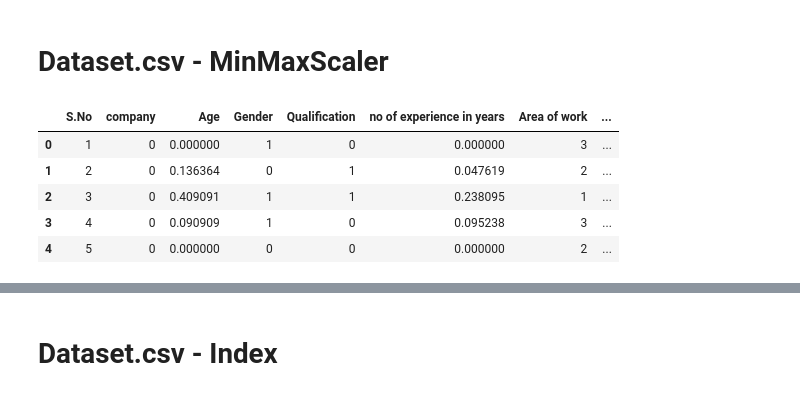
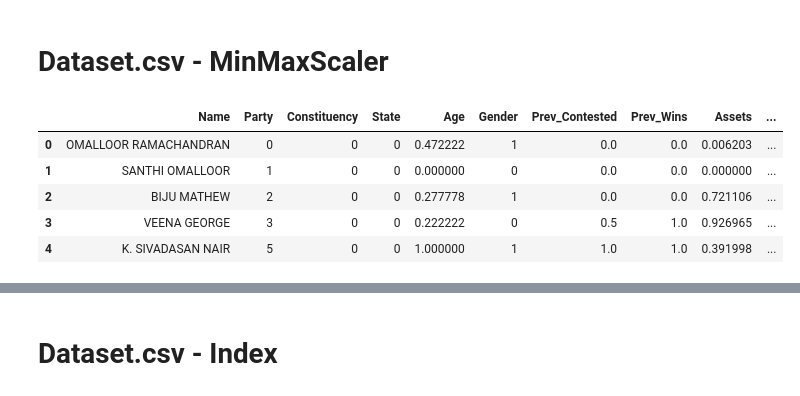
Before and after one commit to abphilip-vit/College8, a Jupyter notebook: T5/T5.ipynb, the cells around one changed output, grey strips where cells are left out. Drawn from its saved outputs; the diff is of its cells as text; code cells hidden in the pictures.

```diff
--- a/T5/T5.ipynb
+++ b/T5/T5.ipynb
@@ -98,14 +98,14 @@ allen['State'] = f4['State']
 # Dataset.csv - MinMaxScaler
 # %%
 ms = MinMaxScaler()
-columns = ['Age ','no of experience in years']
-allen1[columns] = ms.fit_transform(allen1[columns])
+columns = ['Age','Prev_Party','Prev_Contested','Prev_Wins','Assets']
+allen[columns] = ms.fit_transform(allen[columns])
 # %%
-allen1.head()
+allen.head()
 # %% [output]
-|  | S.No | company | Age | Gender | Qualification | no of experience in years | Area of work | ... |
-| 0 | 1 | 0 | 0.000000 | 1 | 0 | 0.000000 | 3 | ... |
-| 1 | 2 | 0 | 0.136364 | 0 | 1 | 0.047619 | 2 | ... |
-| 2 | 3 | 0 | 0.409091 | 1 | 1 | 0.238095 | 1 | ... |
-| 3 | 4 | 0 | 0.090909 | 1 | 0 | 0.095238 | 3 | ... |
-| 4 | 5 | 0 | 0.000000 | 0 | 0 | 0.000000 | 2 | ... |
+|  | Name | Party | Constituency | State | Age | Gender | Prev_Contested | Prev_Wins | Assets | ... |
+| 0 | OMALLOOR RAMACHANDRAN | 0 | 0 | 0 | 0.472222 | 1 | 0.0 | 0.0 | 0.006203 | ... |
+| 1 | SANTHI OMALLOOR | 1 | 0 | 0 | 0.000000 | 0 | 0.0 | 0.0 | 0.000000 | ... |
+| 2 | BIJU MATHEW | 2 | 0 | 0 | 0.277778 | 1 | 0.0 | 0.0 | 0.721106 | ... |
+| 3 | VEENA GEORGE | 3 | 0 | 0 | 0.222222 | 0 | 0.5 | 1.0 | 0.926965 | ... |
+| 4 | K. SIVADASAN NAIR | 5 | 0 | 0 | 1.000000 | 1 | 1.0 | 1.0 | 0.391998 | ... |
```
Also changed, not shown: parts of 5 cells of this notebook.
